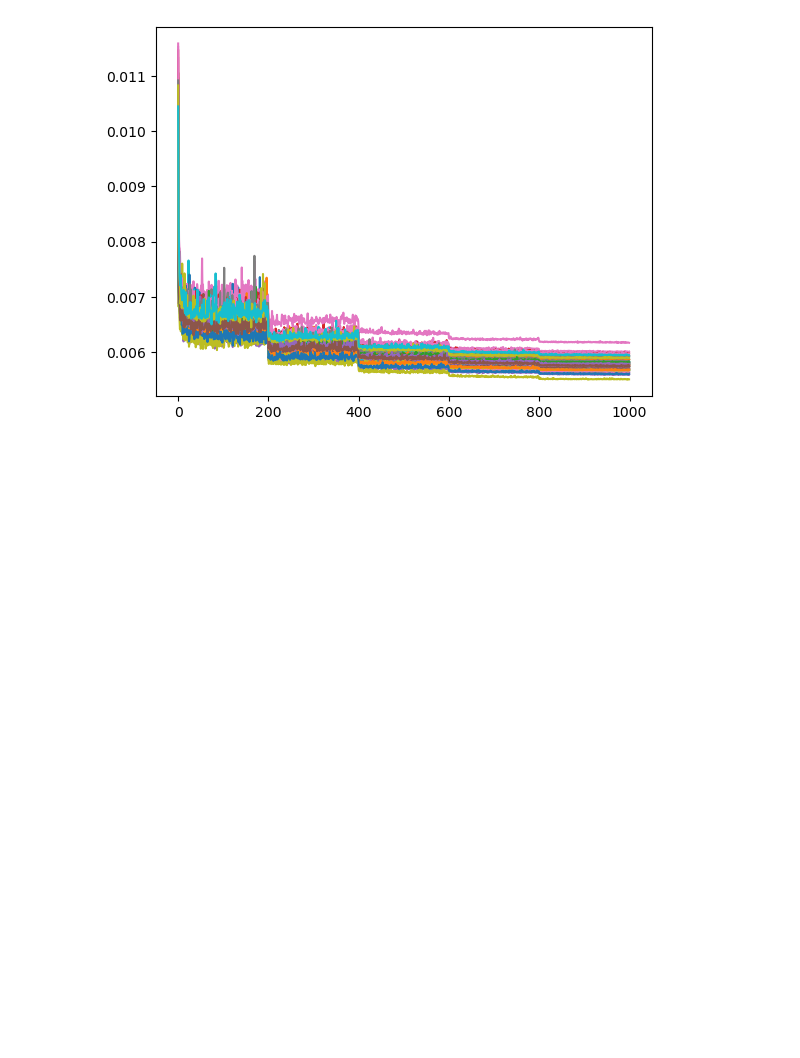
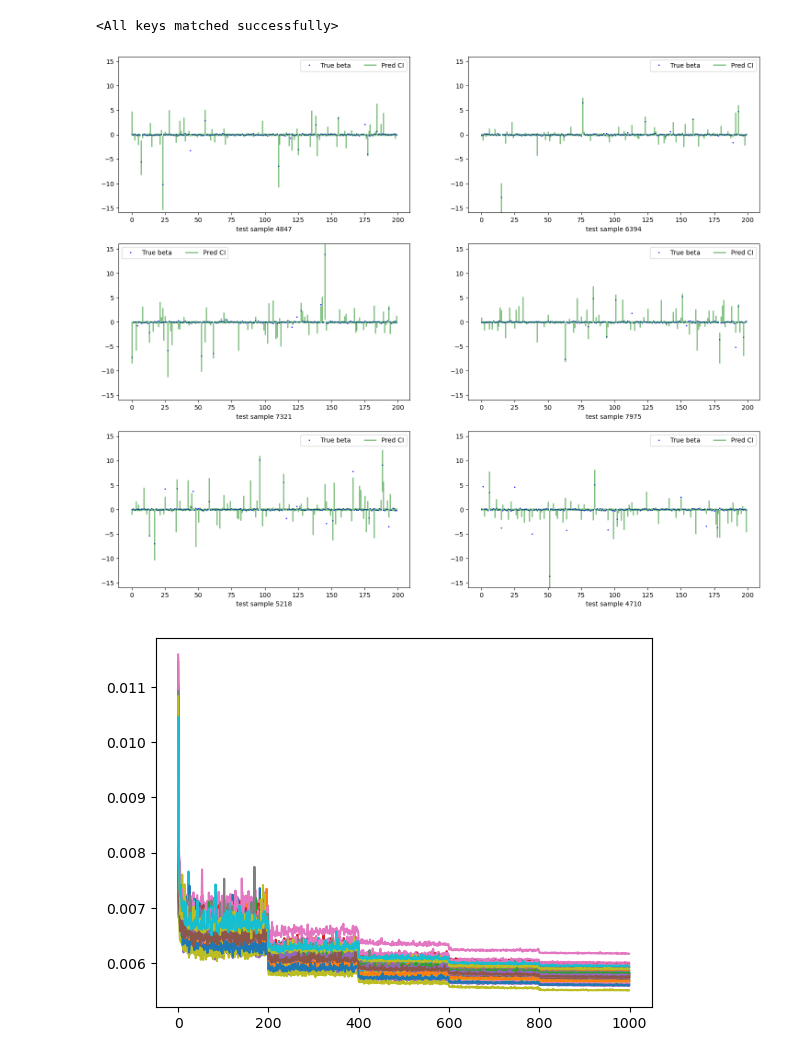
Before and after one commit to glory-99/simulation-based-inference, a Jupyter notebook: res_analysis_x15.ipynb, the cells around one changed output. Cells and saved outputs as stored; diff of their text form; code cells hidden in the pictures; blank space fills up the shorter version.

```diff
--- a/res_analysis_x15.ipynb
+++ b/res_analysis_x15.ipynb
@@ -29,3 +55,45 @@ X = np.load("./data/X_rho0_N50_p50.npy")
+# %%
+md_q025 = MLP_variant(50, 200, [1024, 1024], 'leakyrelu').to(device)
+md_q025.load_state_dict(torch.load("./model/linear regression/p200_q25_exp0.pt"))
+md_q975 = MLP_variant(50, 200, [1024, 1024], 'leakyrelu').to(device)
+md_q975.load_state_dict(torch.load("./model/linear regression/p200_q975_exp0.pt"))
+# %% [output]
+<All keys matched successfully>
+# %%
+mean = np.load("./results/linear regression/mean_p200_q25_exp0.npy")
+std = np.load("./results/linear regression/std_p200_q25_exp0.npy")
+# %%
+p = 200
+# %%
+theta = 0.05
+sigma0 = 0.1
+sigma1 = 5
+generator = Generator_doubleNormal_lr(X, theta, sigma0, sigma1)
+rng.seed(1)
+gamma_test, beta_test, Y_test = generator.generate_samples(10000)
+Y_test_normalized = (Y_test - mean) / std
+# %%
+pred_q025 = predict(md_q025, Y_test_normalized)
+pred_q975 = predict(md_q975, Y_test_normalized)
+# %%
+subset = np.where(np.abs(beta_test)>2)[0]
+t = 1000 * time.time()
+np.random.seed(int(t) % 2**32)
+rng.shuffle(subset)
+subset = subset[:6]
+
+plt.figure(figsize=(18,15))
+for i, idx in enumerate(subset):
+    plt.subplot(3,2,i+1)
+    plt.plot(range(p), beta_test[idx], '.b', ms=2)
+    plt.vlines(np.arange(p), pred_q025[idx], pred_q975[idx], color='green', alpha=0.5, lw=2)
+    plt.legend(['True beta', 'Pred CI'], ncol=2)
+    plt.ylim(-16,16)
+    plt.xlabel(f'test sample {idx}')
+# plt.savefig('C:/Users/97255/OneDrive/Desktop/Bayesian Inference using DL/s2048_test_figures/test_10.png')
+plt.show()
+# %% [output]
+[figure, added]
 # %%
 coordinate_loss = np.load("./results/linear regression/coordinate_loss_p50_q25_exp0.npy")
 plt.plot(coordinate_loss)
```
Also changed, not shown: parts of 6 cells of this notebook, 2 other files.
